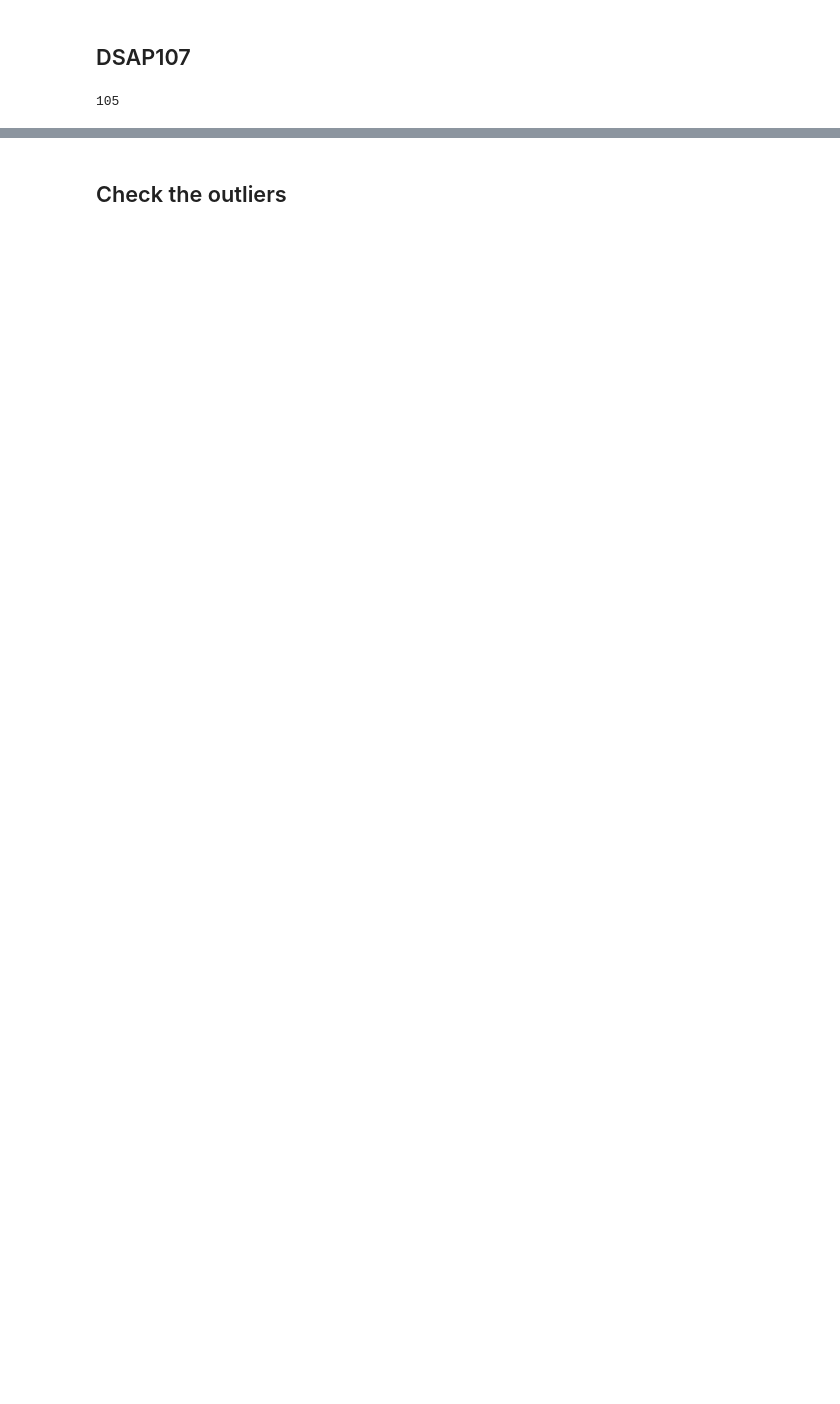
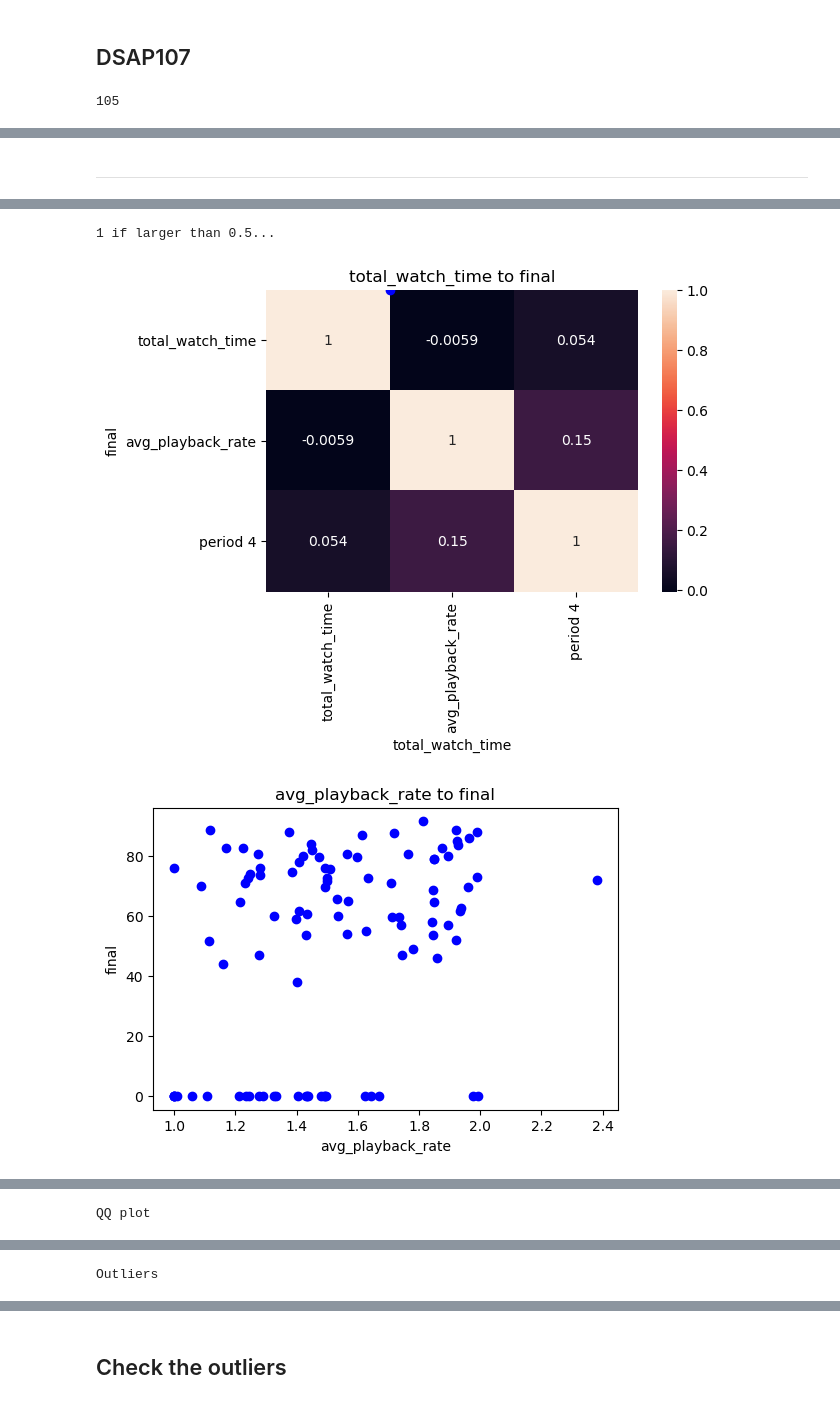
Before and after one commit to NerdIsMe/2019-Spring-Statistics-Project, a Jupyter notebook: data/Semester weekly regression/Regression analysis.ipynb, the cells around one changed output, grey strips where cells are left out. Drawn from its saved outputs; the diff is of its cells as text; code cells hidden in the pictures; blank space fills up the shorter version.

```diff
--- a/data/Semester weekly regression/Regression analysis.ipynb
+++ b/data/Semester weekly regression/Regression analysis.ipynb
@@ -345,0 +373,6 @@ PatsyError: expected a noun, but instead the expression ended
+# %% [markdown]
+******
+# %%
+x_labels_best = ['total_watch_time', 'avg_playback_rate', 'period 5_type', 'backward_sec', 'forward_sec', 'pause_freq', 'backward_times', 'forward_times', 'period 3_type']
+st, data, ss2 = reg_analysis(DSAP107_sub, x_labels_best, y_label)
+# %% [output]
@@ -345,0 +388,3 @@ PatsyError: expected a noun, but instead the expression ended
+1 if larger than 0.5...
+[figure, added]
+[figure, added]
@@ -345,0 +410 @@ PatsyError: expected a noun, but instead the expression ended
+QQ plot
@@ -345,0 +430 @@ PatsyError: expected a noun, but instead the expression ended
+Outliers
```
Also changed, not shown: parts of 85 cells of this notebook, 2 other files.
